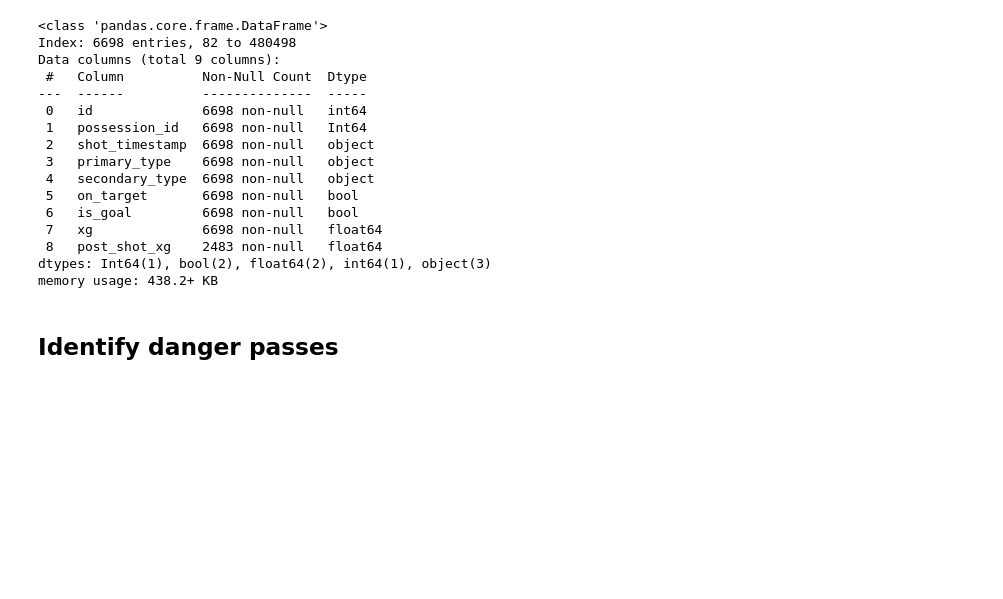
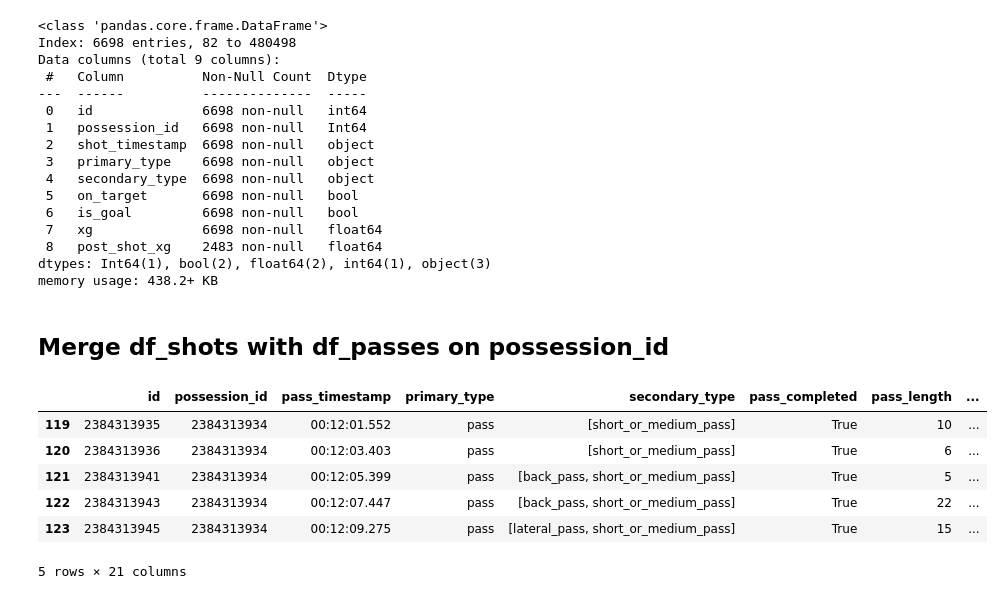
Before and after one commit to MarijnSt/soccermatics-project-2, a Jupyter notebook: notebooks/expected_danger.ipynb, the cells around one changed output. Drawn from its saved outputs; the diff is of its cells as text; code cells hidden in the pictures; blank space fills up the shorter version.

Commit message:
feat: merge passes with shots on possession id

```diff
--- a/notebooks/expected_danger.ipynb
+++ b/notebooks/expected_danger.ipynb
@@ -384,6 +408,26 @@ Data columns (total 9 columns):
 dtypes: Int64(1), bool(2), float64(2), int64(1), object(3)
 memory usage: 438.2+ KB
 # %% [markdown]
-## Identify danger passes
+## Merge df_shots with df_passes on possession_id
 # %%
-shot_window = 15
+# Select columns from df_shots
+shots_columns = ['possession_id', 'shot_timestamp', 'xg', 'is_goal']
+df_shots_selected = df_shots[shots_columns]
+
+# Merge df_passes with df_shots_selected on possession_id
+df_passes_with_shots = df_passes.merge(
+    df_shots_selected,
+    on='possession_id',
+    how='left'
+)
+# %%
+# test if merge is done correctly
+df_passes_with_shots[df_passes_with_shots['possession_id'] == 2384313934].head()
+# %% [output]
+|  | id | possession_id | pass_timestamp | primary_type | secondary_type | pass_completed | pass_length | ... |
+| 119 | 2384313935 | 2384313934 | 00:12:01.552 | pass | [short_or_medium_pass] | True | 10 | ... |
+| 120 | 2384313936 | 2384313934 | 00:12:03.403 | pass | [short_or_medium_pass] | True | 6 | ... |
+| 121 | 2384313941 | 2384313934 | 00:12:05.399 | pass | [back_pass, short_or_medium_pass] | True | 5 | ... |
+| 122 | 2384313943 | 2384313934 | 00:12:07.447 | pass | [back_pass, short_or_medium_pass] | True | 22 | ... |
+| 123 | 2384313945 | 2384313934 | 00:12:09.275 | pass | [lateral_pass, short_or_medium_pass] | True | 15 | ... |
+5 rows × 21 columns
```
Also changed, not shown: parts of 3 cells of this notebook.
